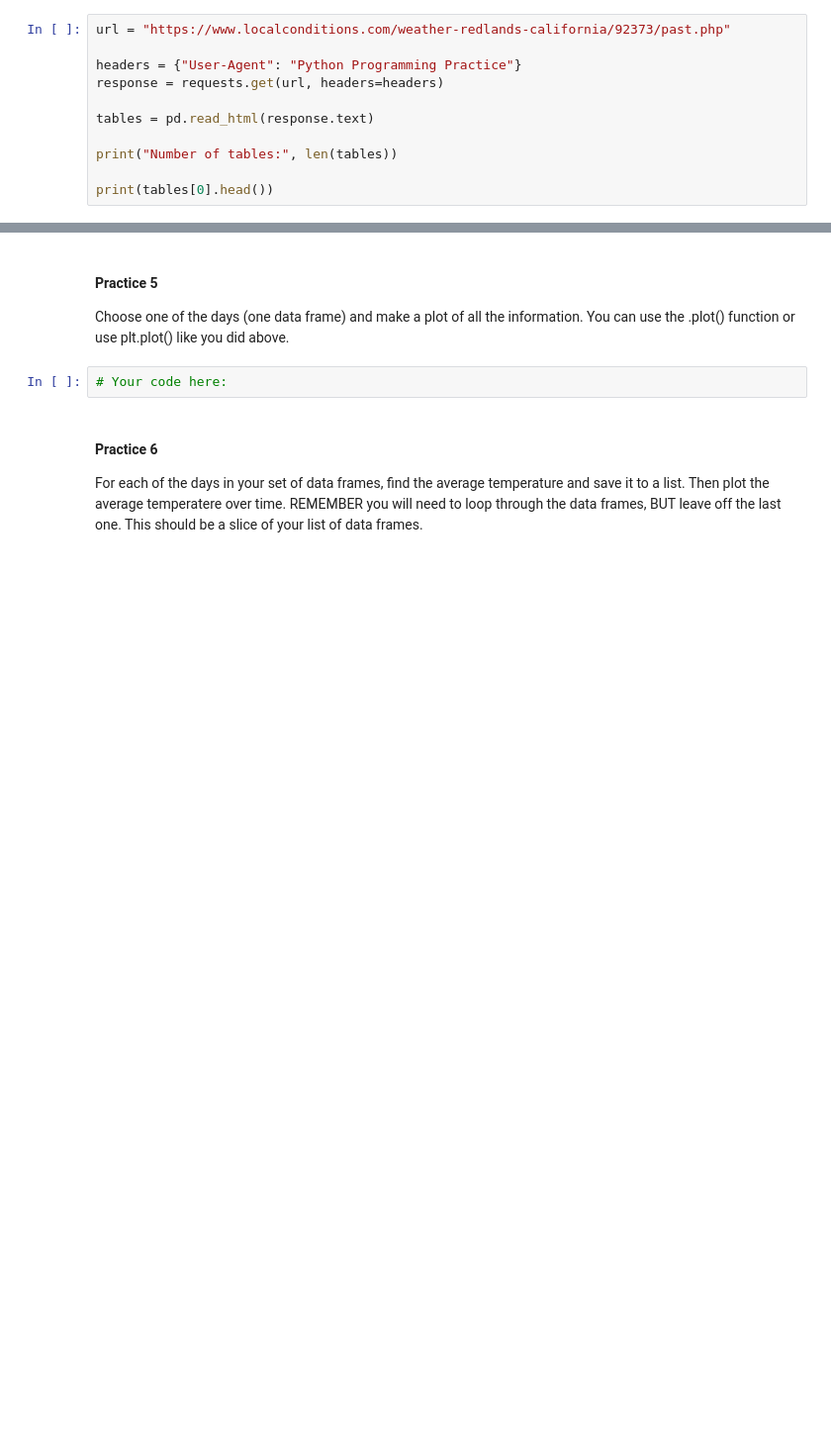
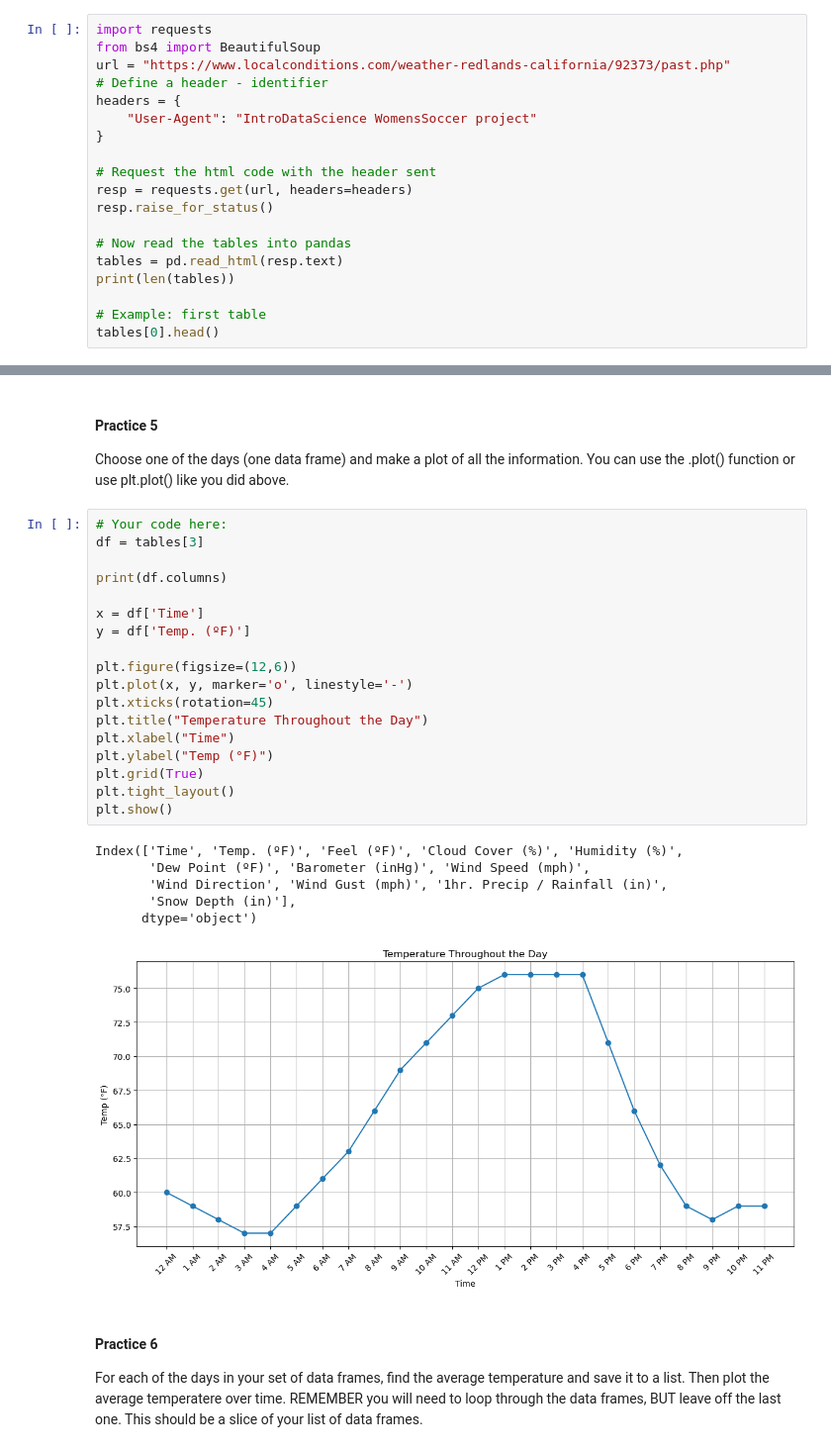
Before and after one commit to roryhuck/PythonProgramming, a Jupyter notebook: Day18/HwPractice18.ipynb, the cells around one changed output, grey strips where cells are left out. Shown at 99% size. Drawn from its saved outputs; the diff is of its cells as text; blank space fills up the shorter version.

```diff
--- a/Day18/HwPractice18.ipynb
+++ b/Day18/HwPractice18.ipynb
@@ -173,14 +173,22 @@ Look at the data contained in the data frame, can you figure out what is in ther
 - What is in each of those data frames? - You might want to write a for loop that goes through each data frame that was returned and display() the contents.
 - You will definitely need to go look at the webiste to see what each of the tables represents!
 # %%
+import requests
+from bs4 import BeautifulSoup
 url = "https://www.localconditions.com/weather-redlands-california/92373/past.php"
+# Define a header - identifier
+headers = {
+    "User-Agent": "IntroDataScience WomensSoccer project"
+}
 
-headers = {"User-Agent": "Python Programming Practice"}
-response = requests.get(url, headers=headers)
+# Request the html code with the header sent
+resp = requests.get(url, headers=headers)
+resp.raise_for_status()
 
-tables = pd.read_html(response.text)
+# Now read the tables into pandas
+tables = pd.read_html(resp.text)
+print(len(tables))
 
-print("Number of tables:", len(tables))
-
-print(tables[0].head())
+# Example: first table
+tables[0].head()
 # %% [output]
@@ -199,6 +269,29 @@ Now you will do something with the data you found:
 Choose one of the days (one data frame) and make a plot of all the information. You can use the .plot() function or use plt.plot() like you did above.
 # %%
 # Your code here:
+df = tables[3]
+
+print(df.columns)
+
+x = df['Time']
+y = df['Temp. (ºF)']
+
+plt.figure(figsize=(12,6))
+plt.plot(x, y, marker='o', linestyle='-')
+plt.xticks(rotation=45)
+plt.title("Temperature Throughout the Day")
+plt.xlabel("Time")
+plt.ylabel("Temp (°F)")
+plt.grid(True)
+plt.tight_layout()
+plt.show()
+# %% [output]
+Index(['Time', 'Temp. (ºF)', 'Feel (ºF)', 'Cloud Cover (%)', 'Humidity (%)',
+       'Dew Point (ºF)', 'Barometer (inHg)', 'Wind Speed (mph)',
+       'Wind Direction', 'Wind Gust (mph)', '1hr. Precip / Rainfall (in)',
+       'Snow Depth (in)'],
+      dtype='object')
+[figure, added]
 # %% [markdown]
 #### Practice 6
 
```
Also changed, not shown: parts of 8 cells of this notebook.
